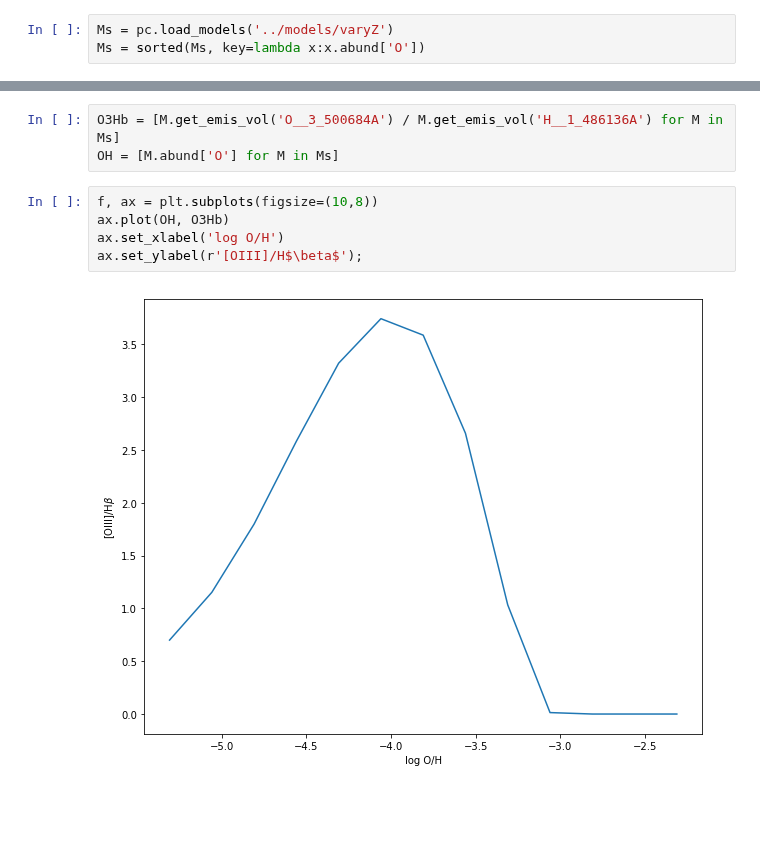
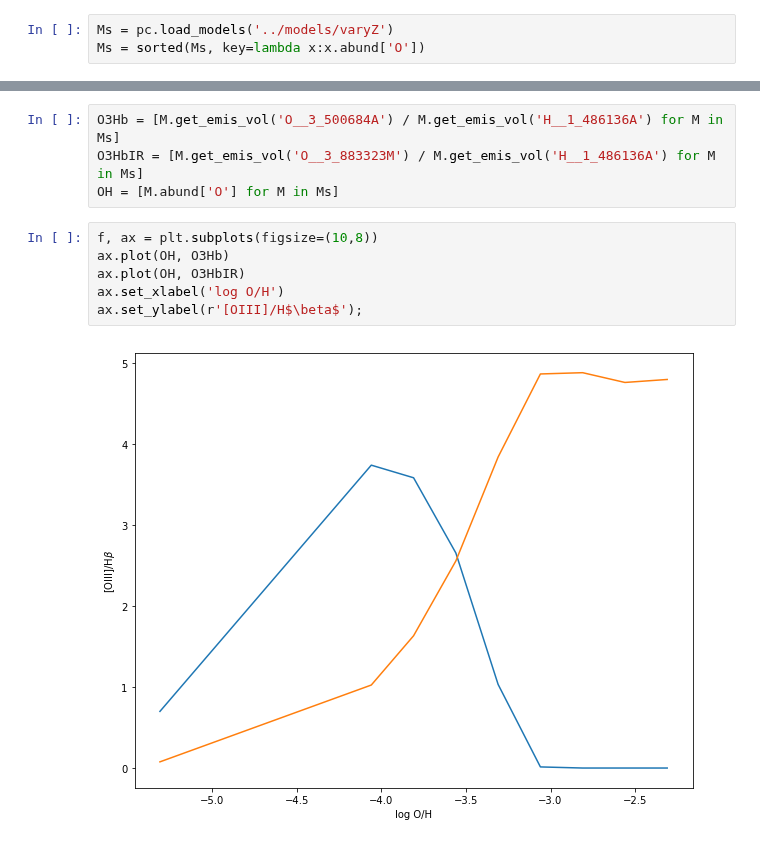
Before and after one commit to Morisset/Cloudy_Summer_School, a Jupyter notebook: Notebooks/VaryZ.ipynb, the cells around one changed output, grey strips where cells are left out. Cells and saved outputs as stored; diff of their text form; blank space fills up the shorter version.

```diff
--- a/Notebooks/VaryZ.ipynb
+++ b/Notebooks/VaryZ.ipynb
@@ -38,14 +38,16 @@ array(['O__3_500684A', 'H__1_486136A'],
       dtype='<U12')
 # %%
 O3Hb = [M.get_emis_vol('O__3_500684A') / M.get_emis_vol('H__1_486136A') for M in Ms]
+O3HbIR = [M.get_emis_vol('O__3_883323M') / M.get_emis_vol('H__1_486136A') for M in Ms]
 OH = [M.abund['O'] for M in Ms]
 # %%
 f, ax = plt.subplots(figsize=(10,8))
 ax.plot(OH, O3Hb)
+ax.plot(OH, O3HbIR)
 ax.set_xlabel('log O/H')
 ax.set_ylabel(r'[OIII]/H$\beta$');
 # %% [output]
-[figure, old version]
+[figure, new version]
 # %%
 T0 = [M.T0 for M in Ms]
 f, ax = plt.subplots(figsize=(10,8))
```
Also changed, not shown: parts of 3 cells of this notebook, 1 other file.
